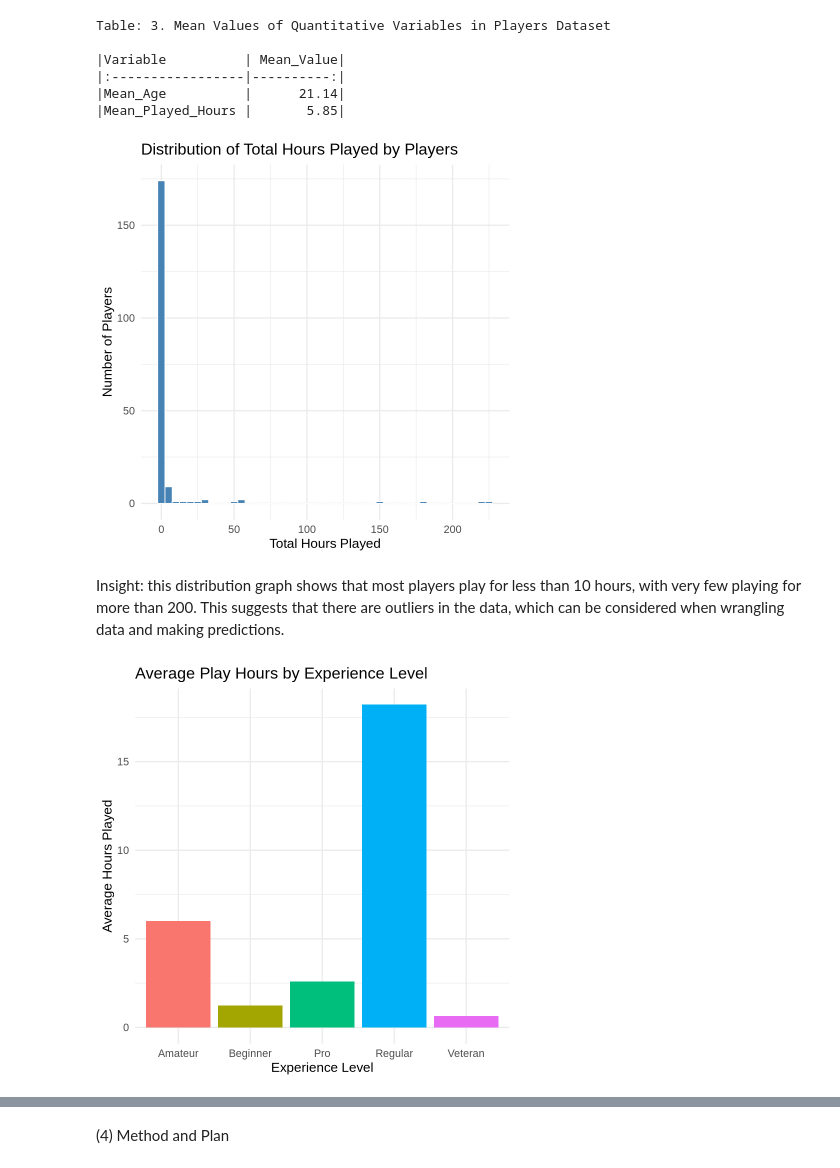
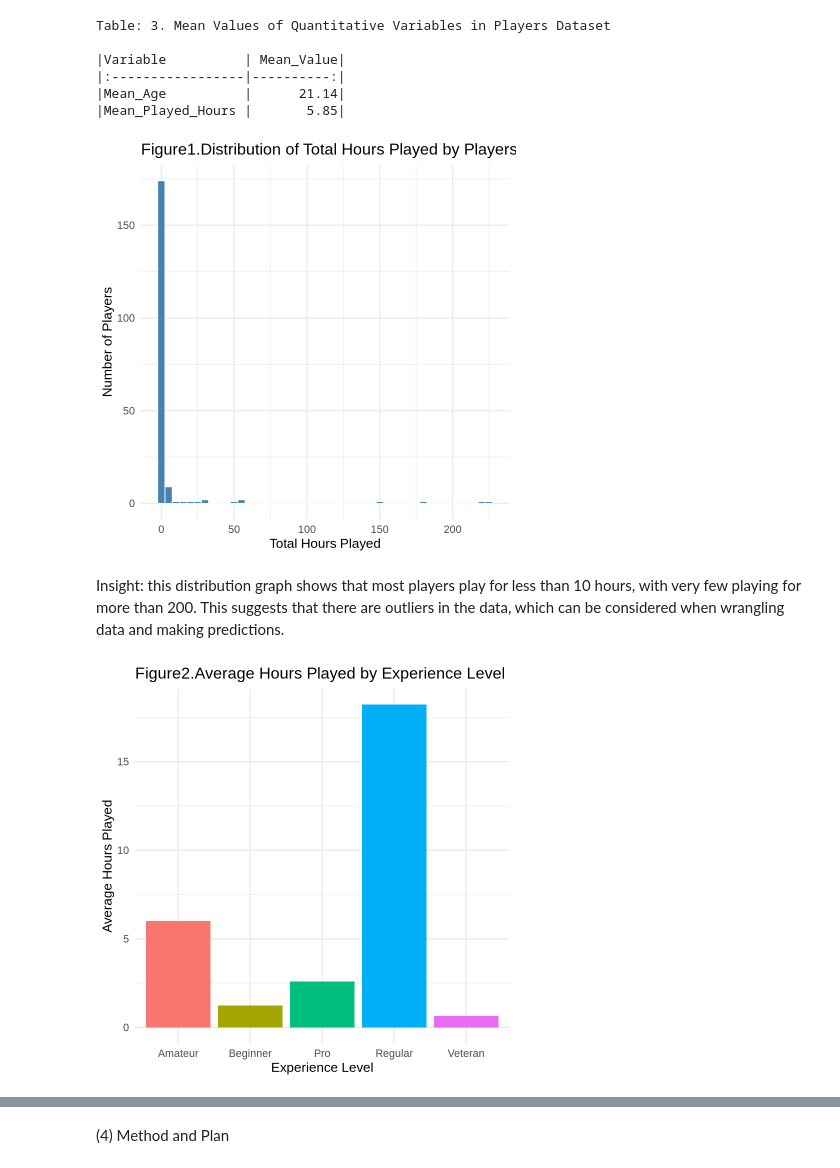
Before and after one commit to owenchen06/dsci-100-group-project-owen, a Jupyter notebook: individual.ipynb, the cells around one changed output, grey strips where cells are left out. Saved outputs shown, nothing was run; the diff lists cells and outputs as text; code cells hidden in the pictures.

```diff
--- a/individual.ipynb
+++ b/individual.ipynb
@@ -108,15 +108,15 @@ Table: 3. Mean Values of Quantitative Variables in Players Dataset
 # %%
 distribution_total_hours_played <- ggplot(player_data, aes(x = played_hours)) +
   geom_histogram(binwidth = 5, fill = "steelblue", color = "white") +
   labs(
-    title = "Distribution of Total Hours Played by Players",
+    title = "Figure1.Distribution of Total Hours Played by Players",
     x = "Total Hours Played",
     y = "Number of Players"
   ) +
   theme_minimal(base_size = 16)
 distribution_total_hours_played
 # %% [output]
-[figure, old version]
+[figure, new version]
 # %% [markdown]
 Insight: this distribution graph shows that most players play for less than 10 hours, with very few playing for more than 200. This suggests that there are outliers in the data, which can be considered when wrangling data and making predictions.
 # %%
@@ -126,11 +126,11 @@ average_hours_played_experience <-player_data |>
   ggplot(aes(x = experience, y = mean_hours, fill = experience)) +
   geom_col(show.legend = FALSE) +
   labs(
-    title = "Average Play Hours by Experience Level",
+    title = "Figure2.Average Hours Played by Experience Level",
     x = "Experience Level",
     y = "Average Hours Played"
   ) +
   theme_minimal(base_size = 16)
 average_hours_played_experience
 # %% [output]
-[figure, old version]
+[figure, new version]
```
Also changed, not shown: parts of 5 cells of this notebook.
